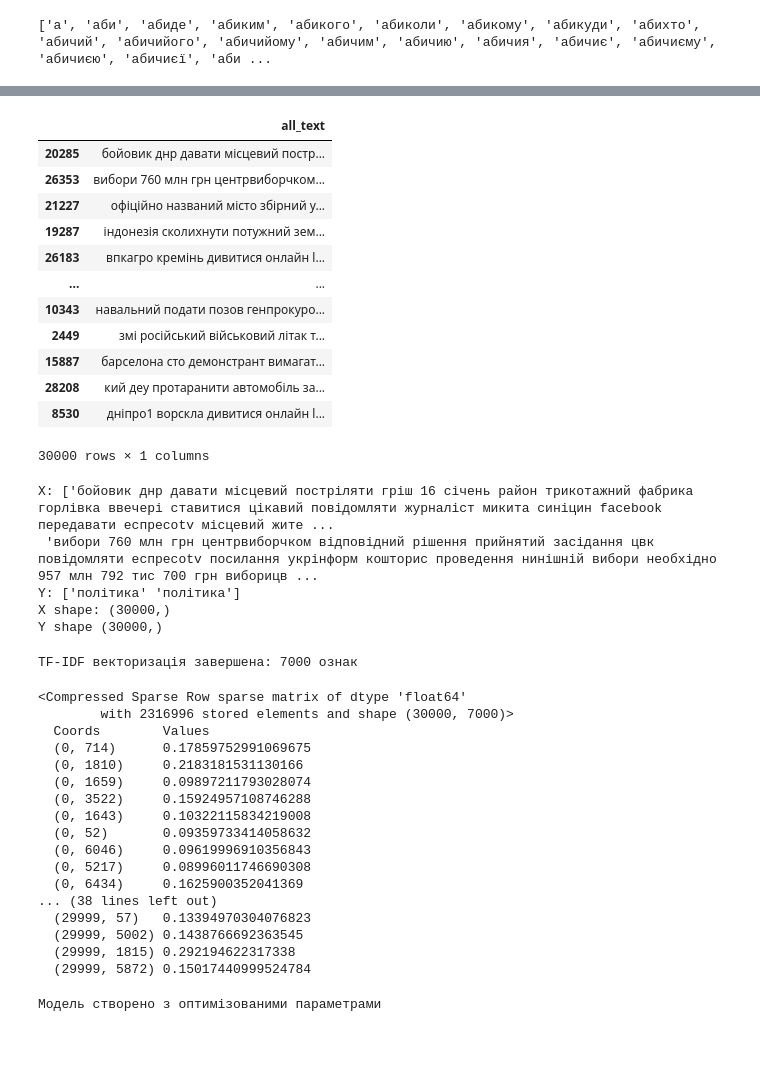
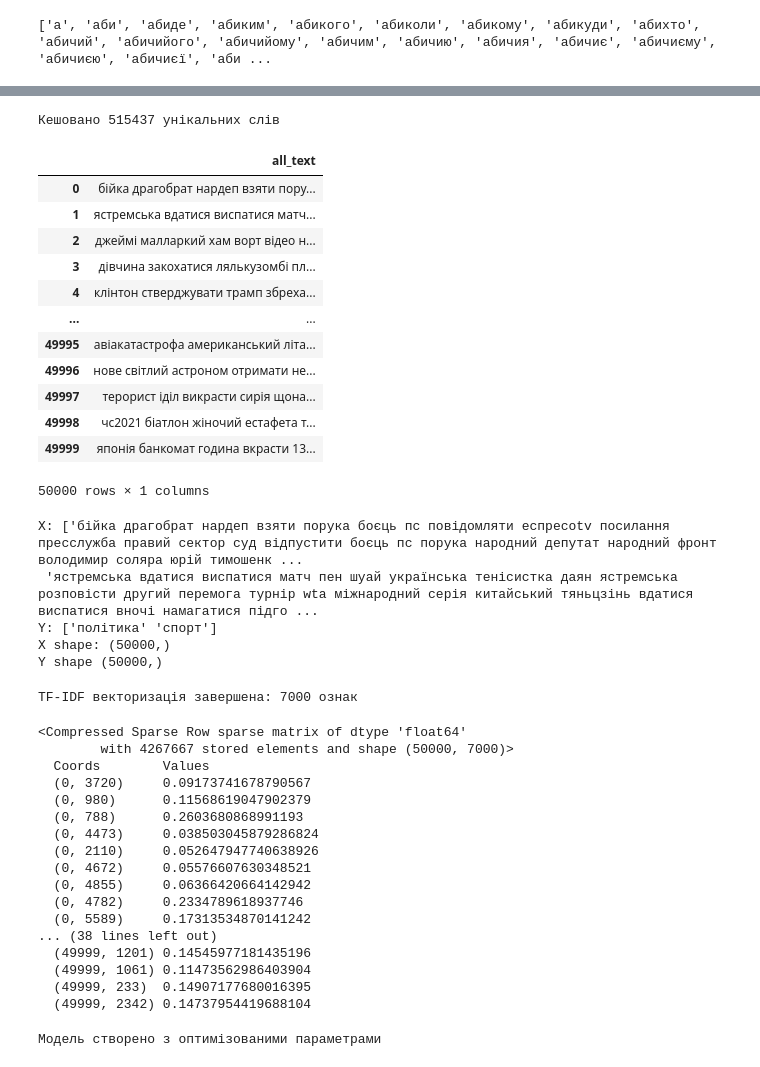
Before and after one commit to yatsenq/CourseWork, a Jupyter notebook: Models/THEME/theme_model.ipynb, the cells around one changed output, grey strips where cells are left out. Cells and saved outputs as stored; diff of their text form; code cells hidden in the pictures.

```diff
--- a/Models/THEME/theme_model.ipynb
+++ b/Models/THEME/theme_model.ipynb
@@ -15,6 +15,7 @@ from sklearn.svm import LinearSVC
 # %%
 path = "C:/Users/igrew/OneDrive/Desktop/Course Work/Datasets/ua_news_test_theme.csv"
 df = pd.read_csv(path)
-df = df.sample(n=30000, random_state=41).dropna()
+df = df.dropna()
+print(f"Завантажено {len(df)} записів")
 df.head()
 # %% [output]
@@ -123,27 +125,35 @@ plt.show()
 # %%
 morph = pymorphy3.MorphAnalyzer(lang='uk')
 
+lemma_cache = {}
+
 def lemmatize_text(sentence):
     words = sentence.split()
-    lemmas = [morph.parse(word)[0].normal_form for word in words]
+    lemmas = []
+    for word in words:
+        if word not in lemma_cache:
+            lemma_cache[word] = morph.parse(word)[0].normal_form
+        lemmas.append(lemma_cache[word])
     return ' '.join(lemmas)
 
 all_text['all_text'] = all_text['all_text'].progress_apply(lemmatize_text)
+print(f"Кешовано {len(lemma_cache)} унікальних слів")
 all_text
 # %% [output]
+Кешовано 515437 унікальних слів
 |  | all_text |
-| 20285 | бойовик днр давати місцевий постр... |
-| 26353 | вибори 760 млн грн центрвиборчком... |
-| 21227 | офіційно названий місто збірний у... |
-| 19287 | індонезія сколихнути потужний зем... |
-| 26183 | впкагро кремінь дивитися онлайн l... |
+| 0 | бійка драгобрат нардеп взяти пору... |
+| 1 | ястремська вдатися виспатися матч... |
+| 2 | джеймі малларкий хам ворт відео н... |
+| 3 | дівчина закохатися лялькузомбі пл... |
+| 4 | клінтон стверджувати трамп збреха... |
 | ... | ... |
-| 10343 | навальний подати позов генпрокуро... |
-| 2449 | змі російський військовий літак т... |
-| 15887 | барселона сто демонстрант вимагат... |
-| 28208 | кий деу протаранити автомобіль за... |
-| 8530 | дніпро1 ворскла дивитися онлайн l... |
+| 49995 | авіакатастрофа американський літа... |
+| 49996 | нове світлий астроном отримати не... |
+| 49997 | терорист іділ викрасти сирія щона... |
+| 49998 | чс2021 біатлон жіночий естафета т... |
+| 49999 | японія банкомат година вкрасти 13... |
-30000 rows × 1 columns
+50000 rows × 1 columns
 # %%
 X = all_text['all_text'].values
 Y = df['target'].values
@@ -152,11 +162,11 @@ print(f"Y: {Y[:2]}")
 print(f"X shape: {X.shape}")
 print(f"Y shape {Y.shape}")
 # %% [output]
-X: ['бойовик днр давати місцевий постріляти гріш 16 січень район трикотажний фабрика горлівка ввечері ставитися цікавий повідомляти журналіст микита синіцин facebook передавати еспресоtv місцевий жите ...
- 'вибори 760 млн грн центрвиборчком відповідний рішення прийнятий засідання цвк повідомляти еспресоtv посилання укрінформ кошторис проведення нинішній вибори необхідно 957 млн 792 тис 700 грн виборицв ...
-Y: ['політика' 'політика']
-X shape: (30000,)
-Y shape (30000,)
+X: ['бійка драгобрат нардеп взяти порука боєць пс повідомляти еспресоtv посилання пресслужба правий сектор суд відпустити боєць пс порука народний депутат народний фронт володимир соляра юрій тимошенк ...
+ 'ястремська вдатися виспатися матч пен шуай українська тенісистка даян ястремська розповісти другий перемога турнір wta міжнародний серія китайський тяньцзінь вдатися виспатися вночі намагатися підго ...
+Y: ['політика' 'спорт']
+X shape: (50000,)
+Y shape (50000,)
 # %%
 vectorizer = TfidfVectorizer(
     max_features=7000,
@@ -176,22 +186,22 @@ TF-IDF векторизація завершена: 7000 ознак
 print(X)
 # %% [output]
 <Compressed Sparse Row sparse matrix of dtype 'float64'
-        with 2316996 stored elements and shape (30000, 7000)>
+        with 4267667 stored elements and shape (50000, 7000)>
   Coords        Values
-  (0, 714)      0.17859752991069675
-  (0, 1810)     0.2183181531130166
-  (0, 1659)     0.09897211793028074
-  (0, 3522)     0.15924957108746288
-  (0, 1643)     0.10322115834219008
-  (0, 52)       0.09359733414058632
-  (0, 6046)     0.09619996910356843
-  (0, 5217)     0.08996011746690308
-  (0, 6434)     0.1625900352041369
+  (0, 3720)     0.09173741678790567
+  (0, 980)      0.11568619047902379
+  (0, 788)      0.2603680868991193
+  (0, 4473)     0.038503045879286824
+  (0, 2110)     0.052647947740638926
+  (0, 4672)     0.05576607630348521
+  (0, 4855)     0.06366420664142942
+  (0, 4782)     0.2334789618937746
+  (0, 5589)     0.17313534870141242
 ... (38 lines left out)
-  (29999, 57)   0.13394970304076823
-  (29999, 5002) 0.1438766692363545
-  (29999, 1815) 0.292194622317338
-  (29999, 5872) 0.15017440999524784
+  (49999, 1201) 0.14545977181435196
+  (49999, 1061) 0.11473562986403904
+  (49999, 233)  0.14907177680016395
+  (49999, 2342) 0.14737954419688104
 # %%
 X_train, X_test, Y_train, Y_test = train_test_split(X, Y, test_size=0.2, stratify=Y, random_state=42)
 # %%
```
Also changed, not shown: parts of 14 cells of this notebook, 14 other files.
